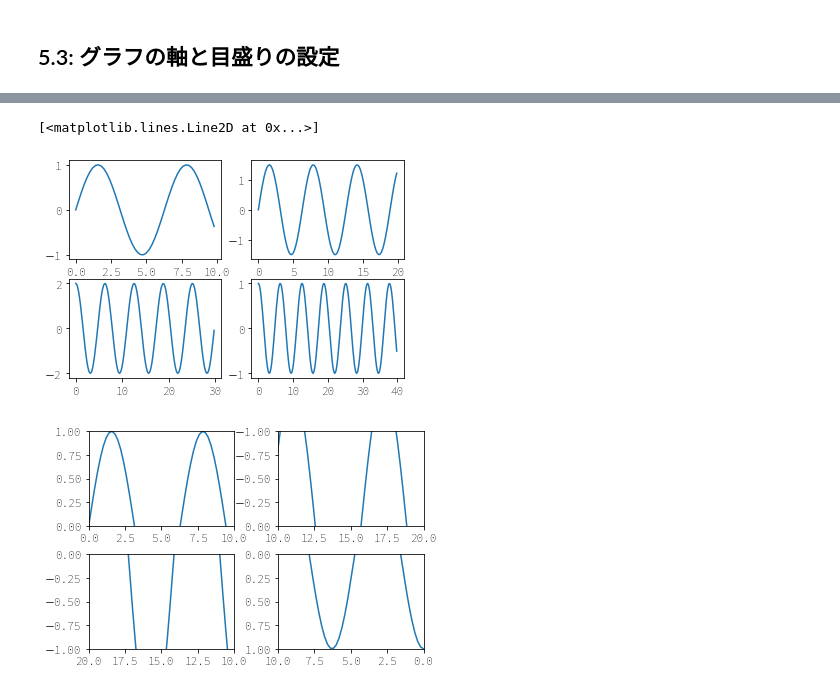
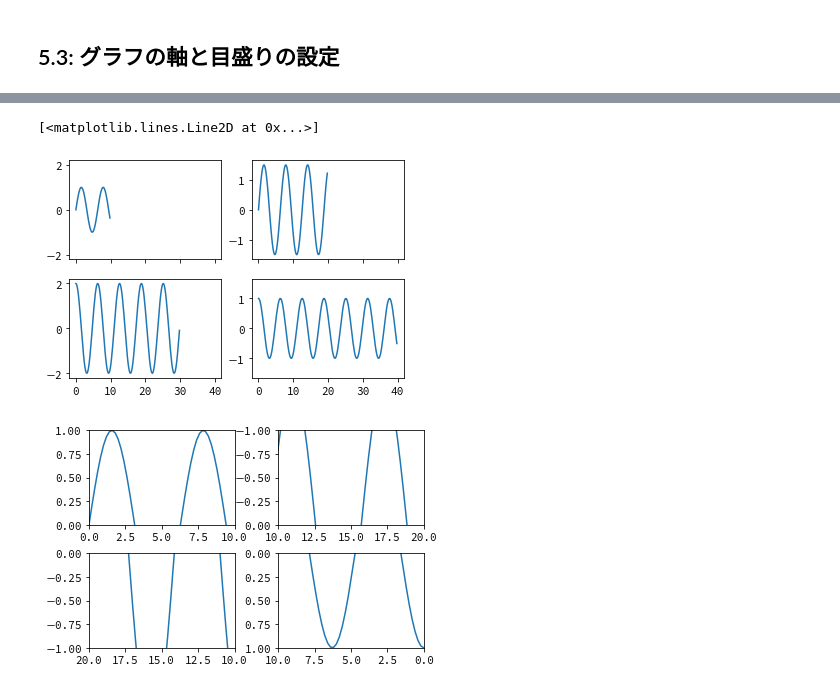
Before and after one commit to practical-jupyter/sample-code-2nd, a Jupyter notebook: notebooks/5-03.ipynb, the cells around one changed output, grey strips where cells are left out. Saved outputs shown, nothing was run; the diff lists cells and outputs as text; code cells hidden in the pictures.

```diff
--- a/notebooks/5-03.ipynb
+++ b/notebooks/5-03.ipynb
@@ -26,26 +26,14 @@ axes[1, 1].plot(x4, y4)
 # %%
-# リスト 5.3.1　軸の書式を設定せずに描画（デフォルト）
+# リスト 5.3.2　sharex, sharey 引数を設定して描画
+fig, axes = plt.subplots(2, 2, sharex=True, sharey="col")
 
-import matplotlib.pyplot as plt
-import numpy as np
-
-%matplotlib inline
-x1 = np.arange(0, 10, 0.2)
-x2 = np.arange(0, 20, 0.2)
-x3 = np.arange(0, 30, 0.2)
-x4 = np.arange(0, 40, 0.2)
-y1 = np.sin(x1)
-y2 = np.sin(x2) * 1.5
-y3 = np.cos(x3) * 2
-y4 = np.cos(x4)
-fig, axes = plt.subplots(2, 2)
 axes[0, 0].plot(x1, y1)
 axes[0, 1].plot(x2, y2)
 axes[1, 0].plot(x3, y3)
 axes[1, 1].plot(x4, y4)
 # %% [output]
 [<matplotlib.lines.Line2D at 0x...>]
-[figure, old version]
+[figure, new version]
 # %%
 # リスト 5.3.3　軸の範囲設定
 
@@ -72,4 +60,4 @@ axes[1, 1].set_ylim(1, 0)
 # サブプロット間スペースの調整
 fig.subplots_adjust(hspace=0.3, wspace=0.3)
 # %% [output]
-[figure, old version]
+[figure, new version]
```
Also changed, not shown: parts of 9 cells of this notebook.
